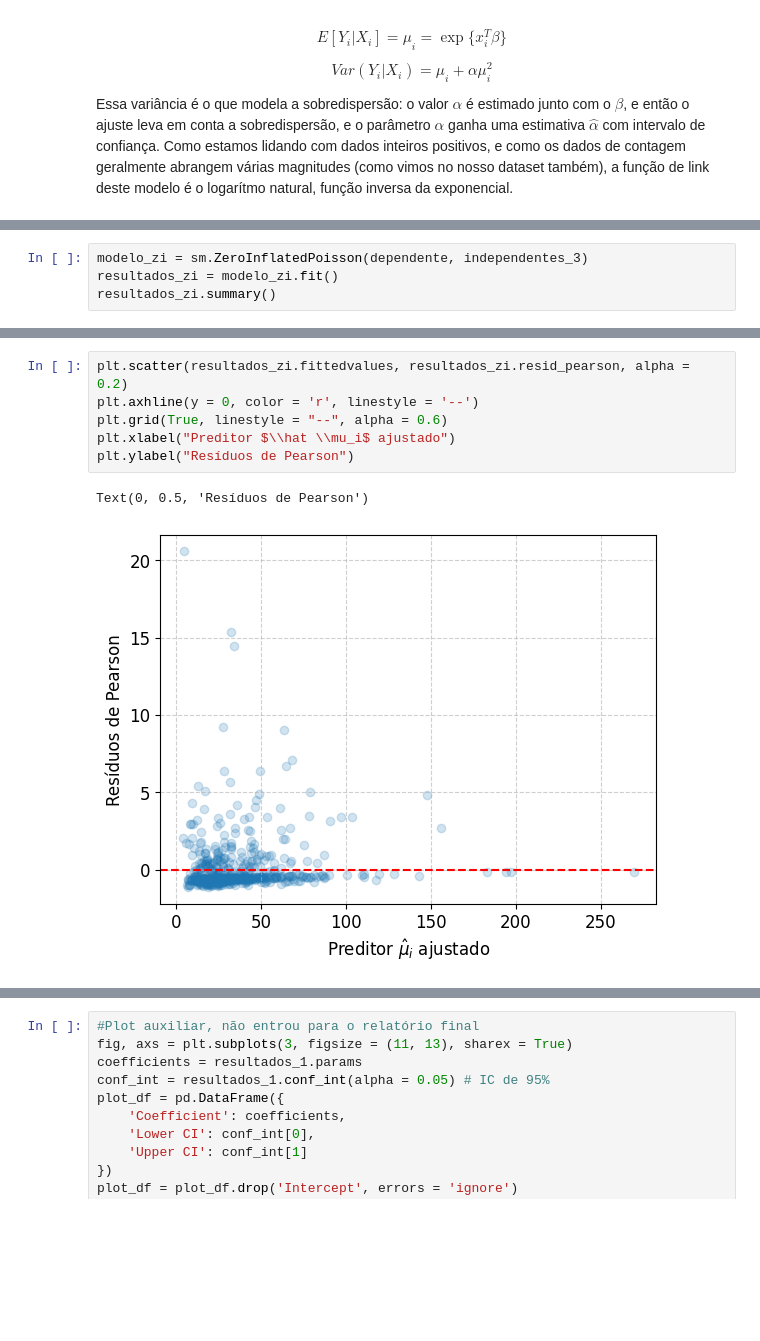
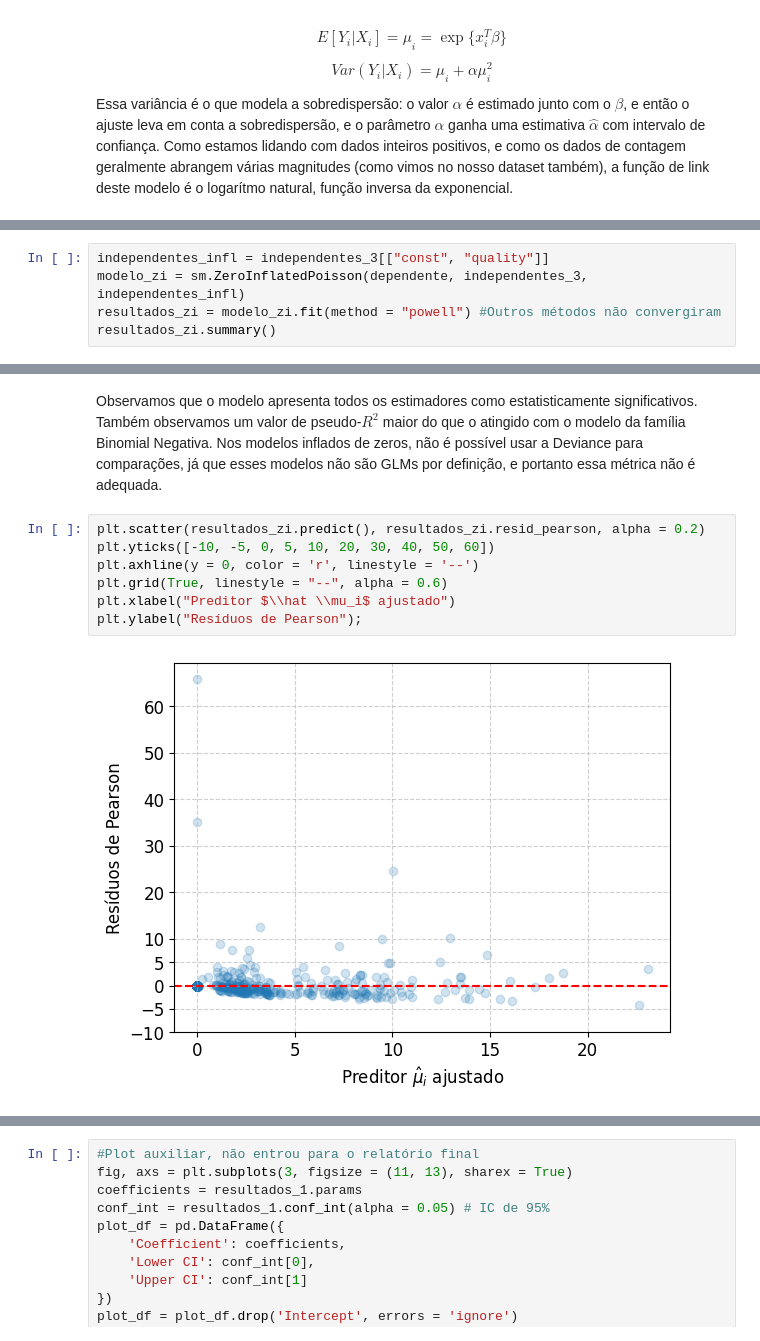
Before and after one commit to pedrotokar/statsmodeling-A2, a Jupyter notebook: A2.ipynb, the cells around one changed output, grey strips where cells are left out. Saved outputs shown, nothing was run; the diff lists cells and outputs as text; blank space fills up the shorter version.

```diff
--- a/A2.ipynb
+++ b/A2.ipynb
@@ -665,6 +729,7 @@ Esses são sintomas de que o modelo está predizendo valores abaixo dos que deve
 # %%
-modelo_zi = sm.ZeroInflatedPoisson(dependente, independentes_3)
-resultados_zi = modelo_zi.fit()
+independentes_infl = independentes_3[["const", "quality"]]
+modelo_zi = sm.ZeroInflatedPoisson(dependente, independentes_3, independentes_infl)
+resultados_zi = modelo_zi.fit(method = "powell") #Outros métodos não convergiram
 resultados_zi.summary()
 # %% [output]
 Optimization terminated successfully.
@@ -712,9 +778,11 @@ resultados_zi.summary2()
+# %% [markdown]
+Observamos que o modelo apresenta todos os estimadores como estatisticamente significativos. Também observamos um valor de pseudo-$R^2$ maior do que o atingido com o modelo da família Binomial Negativa. Nos modelos inflados de zeros, não é possível usar a Deviance para comparações, já que esses modelos não são GLMs por definição, e portanto essa métrica não é adequada.
 # %%
-plt.scatter(resultados_zi.fittedvalues, resultados_zi.resid_pearson, alpha = 0.2)
+plt.scatter(resultados_zi.predict(), resultados_zi.resid_pearson, alpha = 0.2)
+plt.yticks([-10, -5, 0, 5, 10, 20, 30, 40, 50, 60])
 plt.axhline(y = 0, color = 'r', linestyle = '--')
 plt.grid(True, linestyle = "--", alpha = 0.6)
 plt.xlabel("Preditor $\\hat \\mu_i$ ajustado")
-plt.ylabel("Resíduos de Pearson")
+plt.ylabel("Resíduos de Pearson");
 # %% [output]
-Text(0, 0.5, 'Resíduos de Pearson')
-[figure, old version]
+[figure, new version]
```
Also changed, not shown: parts of 35 cells of this notebook, 42 other files.
